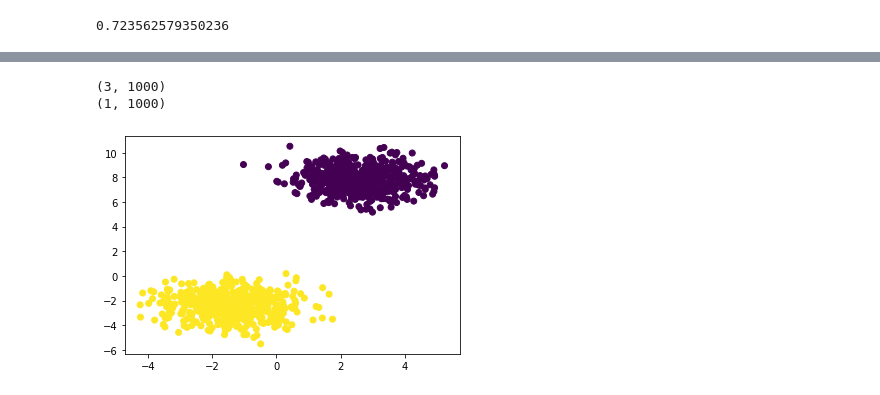
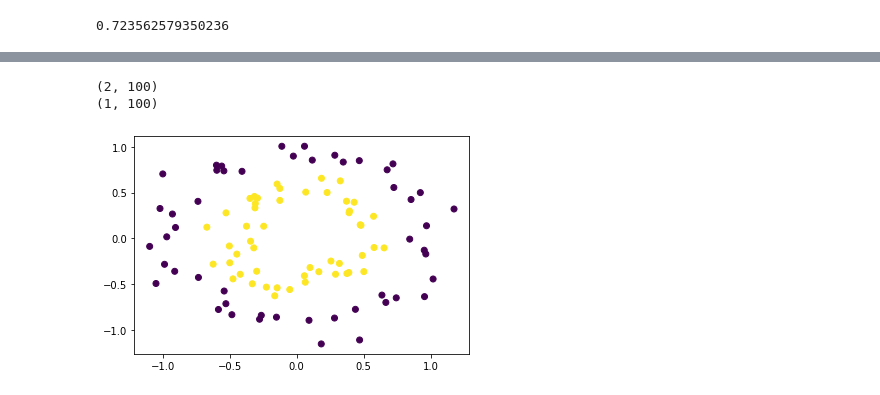
Before and after one commit to coscialp/AI-learn, a Jupyter notebook: linear_regression.ipynb, the cells around one changed output, grey strips where cells are left out. Drawn from its saved outputs; the diff is of its cells as text; code cells hidden in the pictures.

```diff
--- a/linear_regression.ipynb
+++ b/linear_regression.ipynb
@@ -53,21 +36,22 @@ model.display_train()
 # %%
 from sklearn.datasets import make_circles, make_blobs, make_classification
 import matplotlib.pyplot as plt
 
-# X, y = make_circles(n_samples=100, noise=0.1, factor=0.5)
+X, y = make_circles(n_samples=100, noise=0.1, factor=0.5)
 # X, y = make_blobs(n_samples=1000, n_features=3, centers=2)
 X = X.T
 y = y.reshape((1, y.shape[0]))
 
 print(X.shape)
 print(y.shape)
 
+
 plt.scatter(X[0, :], X[1, :], c=y)
 plt.show()
 # %% [output]
-(3, 1000)
-(1, 1000)
+(2, 100)
+(1, 100)
-[figure, old version]
+[figure, new version]
 # %%
 from neural_network import MLPClassifier
 from sklearn.metrics import accuracy_score
```
Also changed, not shown: parts of 2 cells of this notebook, 1 other file.
